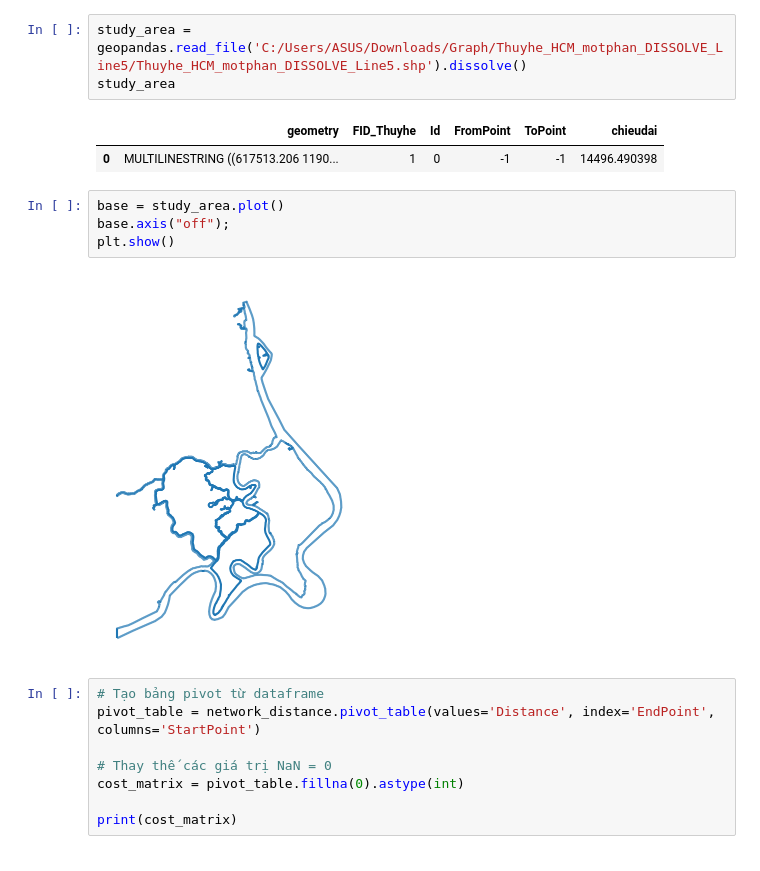
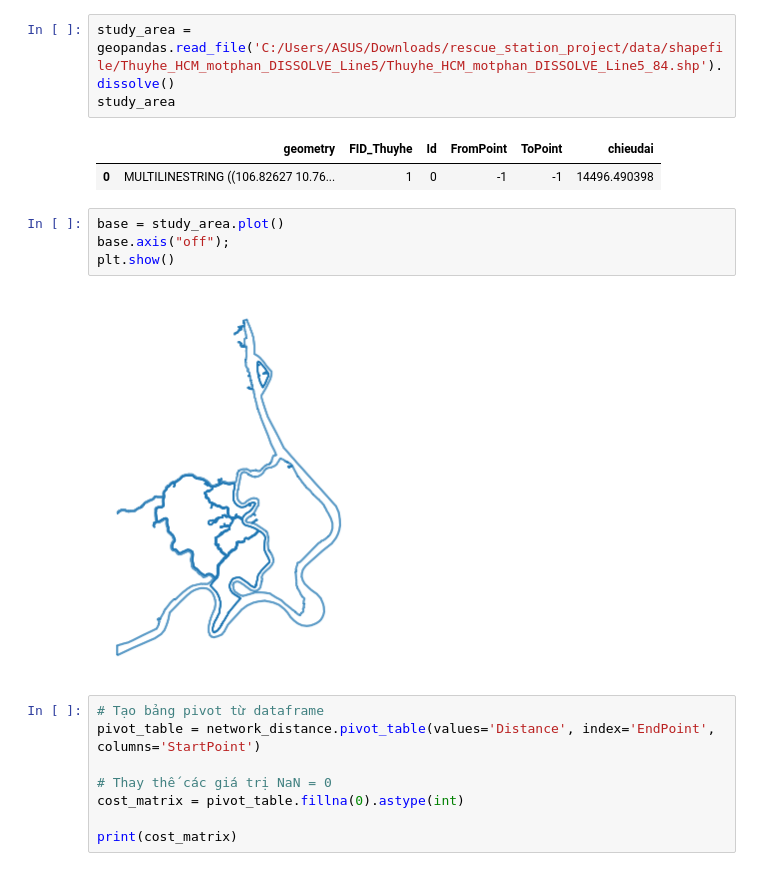
Before and after one commit to nguyetan/python-rescue-station, a Jupyter notebook: scripts/ipynb/demoLSCP.ipynb, the cells around one changed output. Drawn from its saved outputs; the diff is of its cells as text.

```diff
--- a/scripts/ipynb/demoLSCP.ipynb
+++ b/scripts/ipynb/demoLSCP.ipynb
@@ -152,17 +154,17 @@ facility_points
 | 48 | 48 | 48 | 612702.265361 | 1.189630e+06 |
 | 49 | 49 | 49 | 612711.842339 | 1.189633e+06 |
 # %%
-study_area = geopandas.read_file('C:/Users/ASUS/Downloads/Graph/Thuyhe_HCM_motphan_DISSOLVE_Line5/Thuyhe_HCM_motphan_DISSOLVE_Line5.shp').dissolve()
+study_area = geopandas.read_file('C:/Users/ASUS/Downloads/rescue_station_project/data/shapefile/Thuyhe_HCM_motphan_DISSOLVE_Line5/Thuyhe_HCM_motphan_DISSOLVE_Line5_84.shp').dissolve()
 study_area
 # %% [output]
 |  | geometry | FID_Thuyhe | Id | FromPoint | ToPoint | chieudai |
-| 0 | MULTILINESTRING ((617513.206 1190... | 1 | 0 | -1 | -1 | 14496.490398 |
+| 0 | MULTILINESTRING ((106.82627 10.76... | 1 | 0 | -1 | -1 | 14496.490398 |
 # %%
 base = study_area.plot()
 base.axis("off");
 plt.show()
 # %% [output]
-[figure, old version]
+[figure, new version]
 # %%
 # Tạo bảng pivot từ dataframe
 pivot_table = network_distance.pivot_table(values='Distance', index='EndPoint', columns='StartPoint')
```
Also changed, not shown: parts of 9 cells of this notebook, 10 other files.
